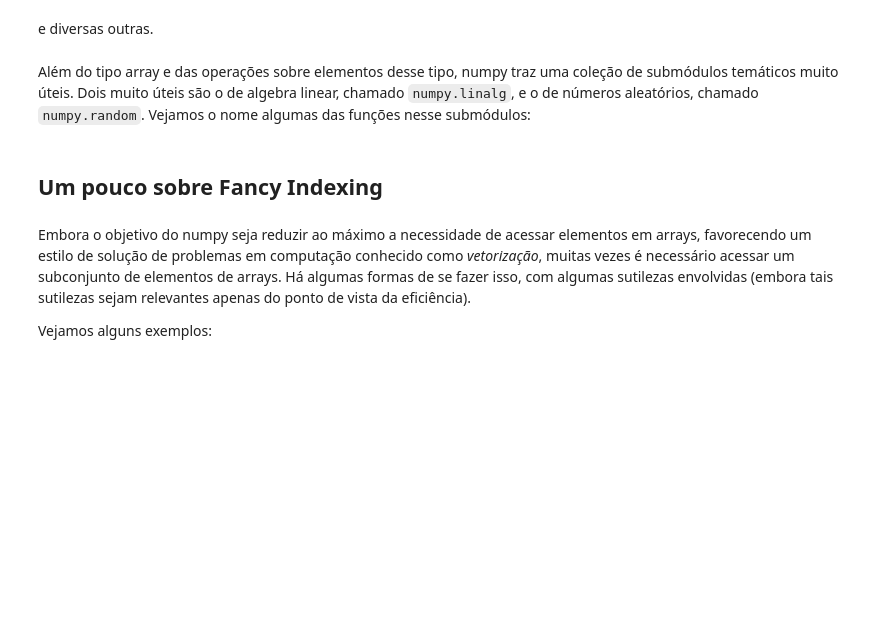
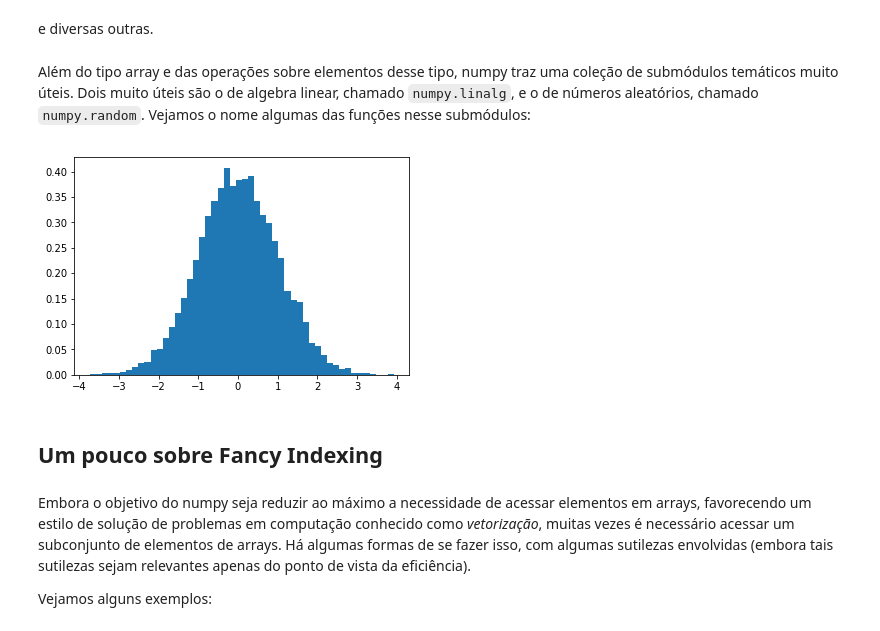
Before and after one commit to flipgthb/python-escola-de-inverno-2018, a Jupyter notebook: 2-Numpy-arrays.ipynb, the cells around one changed output. Drawn from its saved outputs; the diff is of its cells as text; code cells hidden in the pictures; blank space fills up the shorter version.

```diff
--- a/2-Numpy-arrays.ipynb
+++ b/2-Numpy-arrays.ipynb
@@ -150,3 +295,9 @@ from numpy.random import rand, randn, choice, randint, gamma, normal
+# %%
+y = np.random.randn(10000)
+plt.hist(y, bins=50,  density=True)
+plt.show()
+# %% [output]
+[figure, added]
 # %% [markdown]
 ## Um pouco sobre Fancy Indexing
 # %% [markdown]
```
Also changed, not shown: parts of 49 cells of this notebook, 3 other files.
